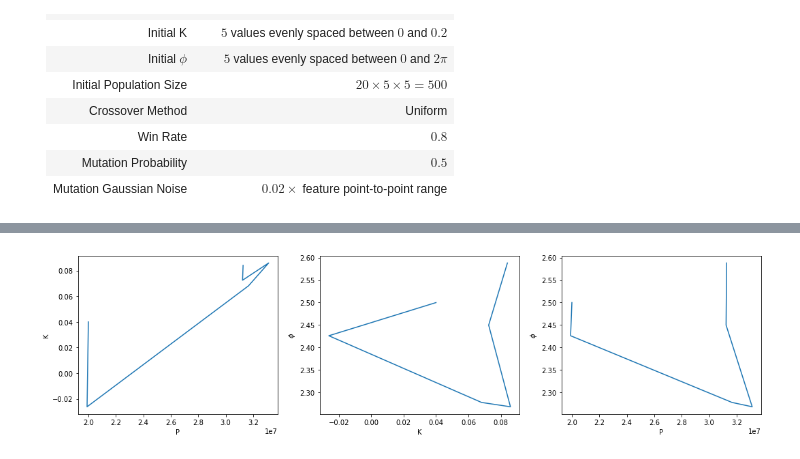
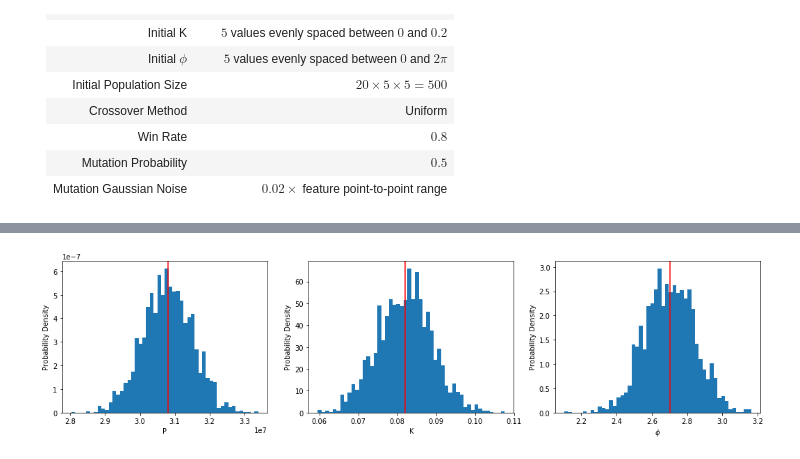
Before and after one commit to BoquanErwinChen/MLDI, a Jupyter notebook: MLDI_Assignment1.ipynb, the cells around one changed output, grey strips where cells are left out. Cells and saved outputs as stored; diff of their text form; code cells hidden in the pictures.

Commit message:
corrected MCMC

```diff
--- a/MLDI_Assignment1.ipynb
+++ b/MLDI_Assignment1.ipynb
@@ -338,12 +361,16 @@ plt.show()
 
 n_runs = int(1e4)
 param = np.array([2e7, .04, 2.5])
-cov = np.diag(np.square([5e6, 0.1, 0.1]))
+noise = df['error']
+cov = np.diag(np.square([0.05*1e7, 0.05*0.2, 0.05*2*np.pi]))
 param_arr = []
 for n in range(n_runs):
-    new_param = random.multivariate_normal(param, cov)
-    if random.random(1)[0] >= get_error(sin_function(new_param))/get_error(sin_function(param)):
-        param = new_param
+    loglike = get_loglikelihood(sin_function(param))
+    param_new = random.multivariate_normal(param, cov)
+    loglike_new = get_loglikelihood(sin_function(param_new))
+    ratio = np.exp(loglike_new - loglike)
+    if random.random(1)[0] < ratio:
+        param = param_new
     param_arr.append(param)
 param_arr = np.array(param_arr)
 print('Result from Metropolis Hastings after {} runs: P={:.2f}, K={:.2f}, phi={:.2f}, error={:.2f}'.format(
@@ -353,0 +381,3 @@ Wall time: 11.6 s
+# %%
+param_mcmc = pd.DataFrame(param_arr, columns=['P', 'K', 'phi'])
+param_mcmc = evaluate(param_mcmc)
@@ -354,27 +455,25 @@ Wall time: 11.6 s
 # %%
 fig, axes = plt.subplots(1, 3)
-fig.set_figwidth(15)
+fig.set_figwidth(18)
 
-x = param_arr[:,0]
-y = param_arr[:,1]
-axes[0].plot(x, y)
+x = param_mcmc.P.iloc[burn_in:]
+axes[0].hist(x, bins=50, density=True)
+axes[0].axvline(np.mean(x), color='r')
 axes[0].set_xlabel('P')
-axes[0].set_ylabel('K')
+axes[0].set_ylabel('Probability Density')
 
-x = param_arr[:,1]
-y = param_arr[:,2]
-axes[1].plot(x, y)
+x = param_mcmc.K.iloc[burn_in:]
+axes[1].hist(x, bins=50, density=True)
+axes[1].axvline(np.mean(x), color='r')
 axes[1].set_xlabel('K')
-axes[1].set_ylabel('$\phi$')
+axes[1].set_ylabel('Probability Density')
 
-x = param_arr[:,0]
-y = param_arr[:,2]
-axes[2].plot(x, y)
-axes[2].set_xlabel('P')
-axes[2].set_ylabel('$\phi$')
-
-plt.tight_layout()
+x = param_mcmc.phi.iloc[burn_in:]
+axes[2].hist(x, bins=50, density=True)
+axes[2].axvline(np.mean(x), color='r')
+axes[2].set_xlabel('$\phi$')
+axes[2].set_ylabel('Probability Density')
 
 plt.show()
 # %% [output]
-[figure, old version]
+[figure, new version]
```
Also changed, not shown: parts of 10 cells of this notebook.
